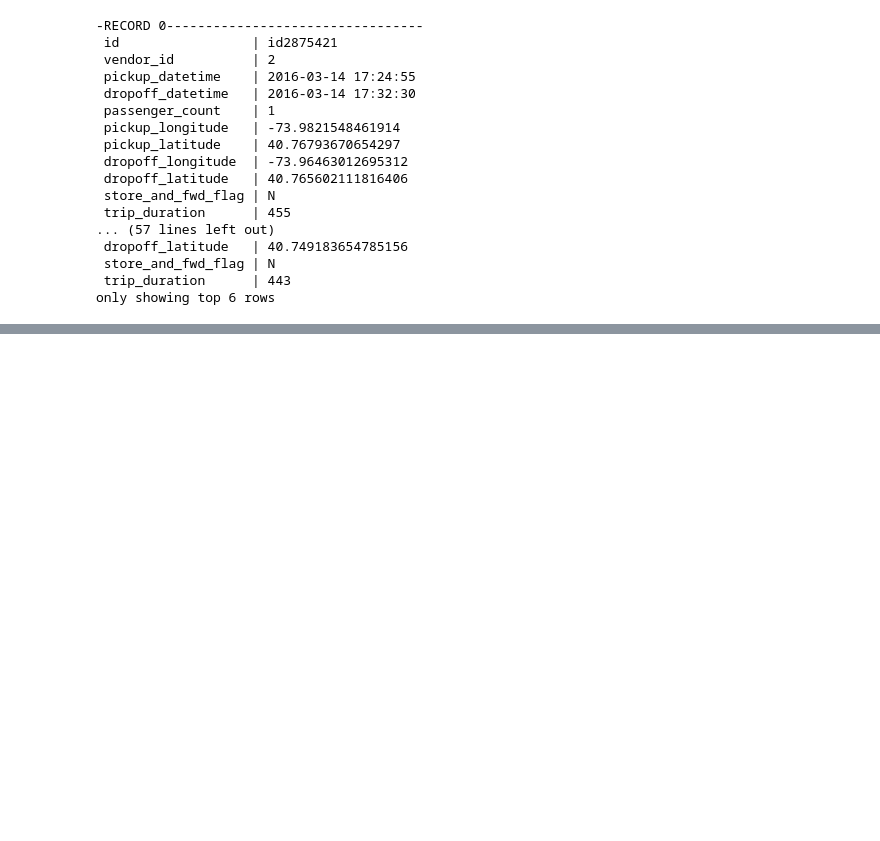
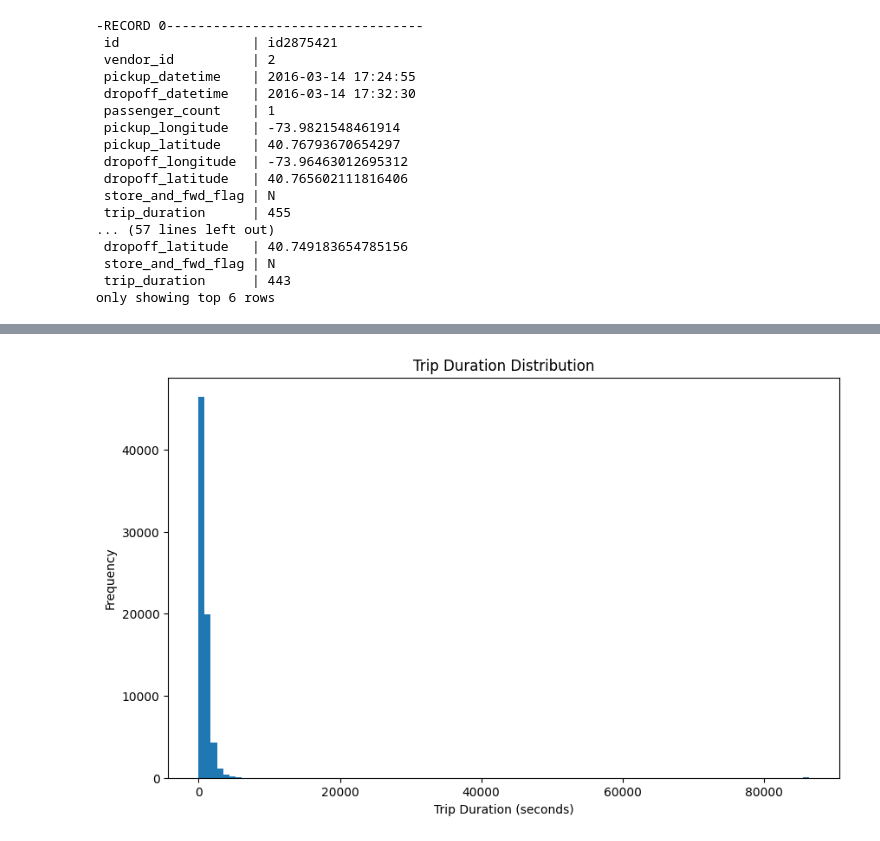
Before and after one commit to llazdll/New-York-City-Taxi-Trip-Duration, a Jupyter notebook: 01_data_ingestion.ipynb, the cells around one changed output, grey strips where cells are left out. Cells and saved outputs as stored; diff of their text form; code cells hidden in the pictures; blank space fills up the shorter version.

```diff
--- a/01_data_ingestion.ipynb
+++ b/01_data_ingestion.ipynb
@@ -58,5 +68,5 @@ train.csv
 # %%
-df_train_train=spark.read \
+df_train=spark.read \
     .option("header", "true") \
     .option("inferSchema", "true") \
     .csv("/kaggle/working/train.csv")
@@ -101,0 +586,9 @@ PySparkTypeError: [NOT_ITERABLE] Column is not iterable.
+# %%
+df_train = df_train.withColumn(
+    "log_trip_duration",
+    F.log1p("trip_duration")
+)
+df_train.select(
+    "trip_duration",
+    "log_trip_duration"
+).show(10)
@@ -101,0 +611,24 @@ PySparkTypeError: [NOT_ITERABLE] Column is not iterable.
+# %%
+duration_sample = df_train.select(
+    "trip_duration"
+).sample(
+    withReplacement=False,
+    fraction=0.05,
+    seed=42
+).limit(100000).toPandas()
+# %%
+import matplotlib.pyplot as plt
+plt.figure(figsize=(10, 6))
+
+plt.hist(
+    duration_sample["trip_duration"],
+    bins=100
+)
+
+plt.xlabel("Trip Duration (seconds)")
+plt.ylabel("Frequency")
+plt.title("Trip Duration Distribution")
+
+plt.show()
+# %% [output]
+[figure, added]
```
Also changed, not shown: parts of 32 cells of this notebook.
